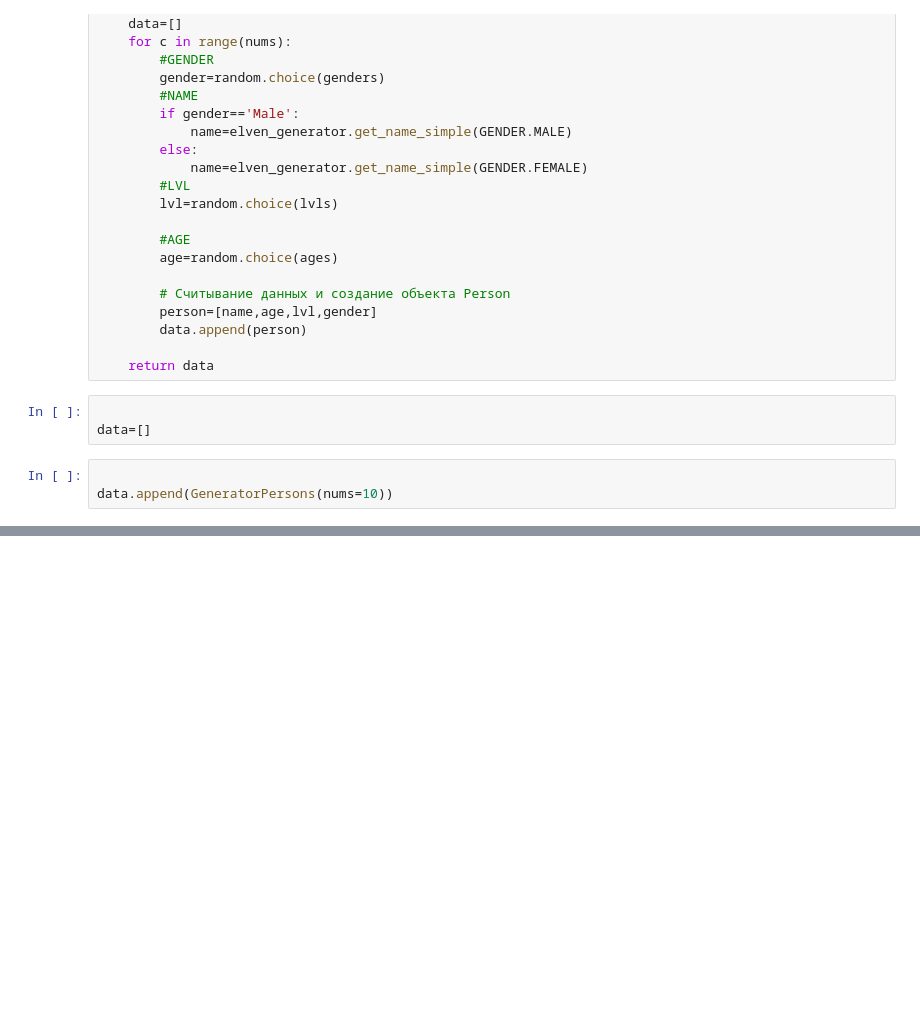
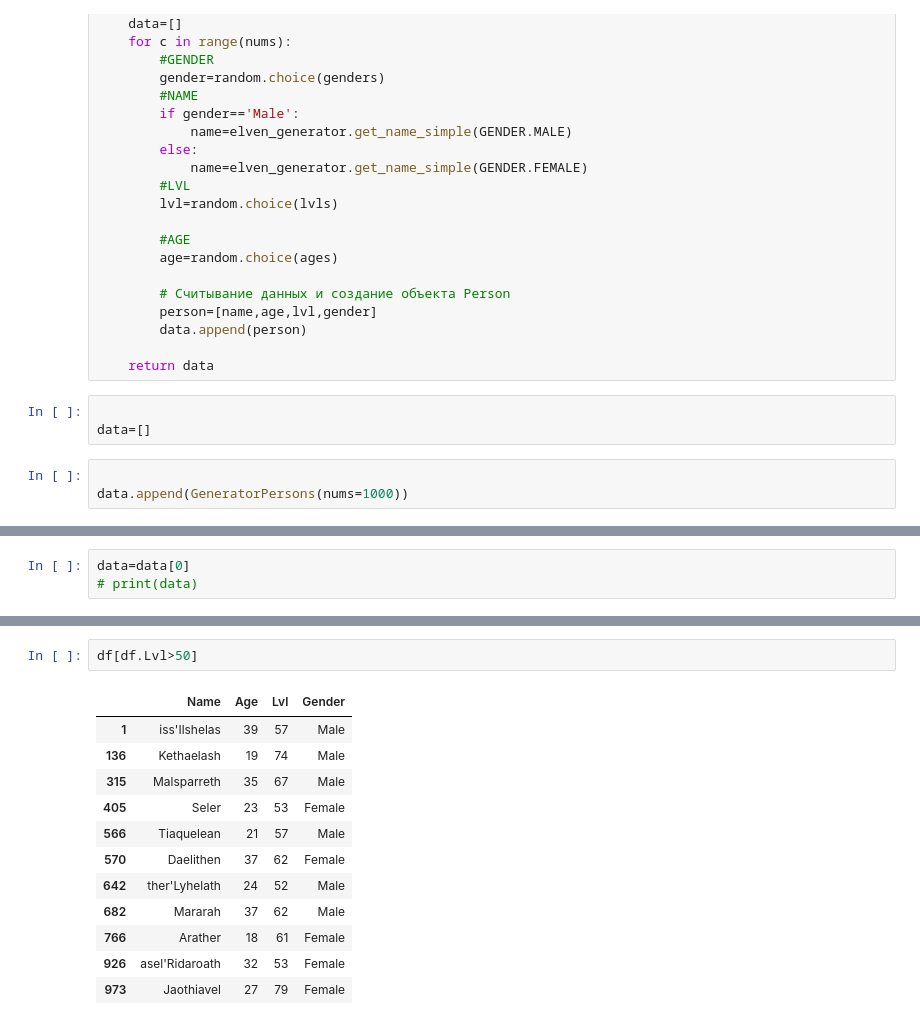
Before and after one commit to Enoki-ru/novel-creator, a Jupyter notebook: main.ipynb, the cells around one changed output, grey strips where cells are left out. Cells and saved outputs as stored; diff of their text form; blank space fills up the shorter version.

```diff
--- a/main.ipynb
+++ b/main.ipynb
@@ -102,4 +102,4 @@ def GeneratorPersons(nums=1,stage=-1):
 data=[]
 # %%
 
-data.append(GeneratorPersons(nums=10))
+data.append(GeneratorPersons(nums=1000))
@@ -109,0 +106,3 @@ print(data)
+# %%
+data=data[0]
+# print(data)
@@ -130,0 +130,15 @@ df
+# %%
+df[df.Lvl>50]
+# %% [output]
+|  | Name | Age | Lvl | Gender |
+| 1 | iss'Ilshelas | 39 | 57 | Male |
+| 136 | Kethaelash | 19 | 74 | Male |
+| 315 | Malsparreth | 35 | 67 | Male |
+| 405 | Seler | 23 | 53 | Female |
+| 566 | Tiaquelean | 21 | 57 | Male |
+| 570 | Daelithen | 37 | 62 | Female |
+| 642 | ther'Lyhelath | 24 | 52 | Male |
+| 682 | Mararah | 37 | 62 | Male |
+| 766 | Arather | 18 | 61 | Female |
+| 926 | asel'Ridaroath | 32 | 53 | Female |
+| 973 | Jaothiavel | 27 | 79 | Female |
```
Also changed, not shown: parts of 6 cells of this notebook.
